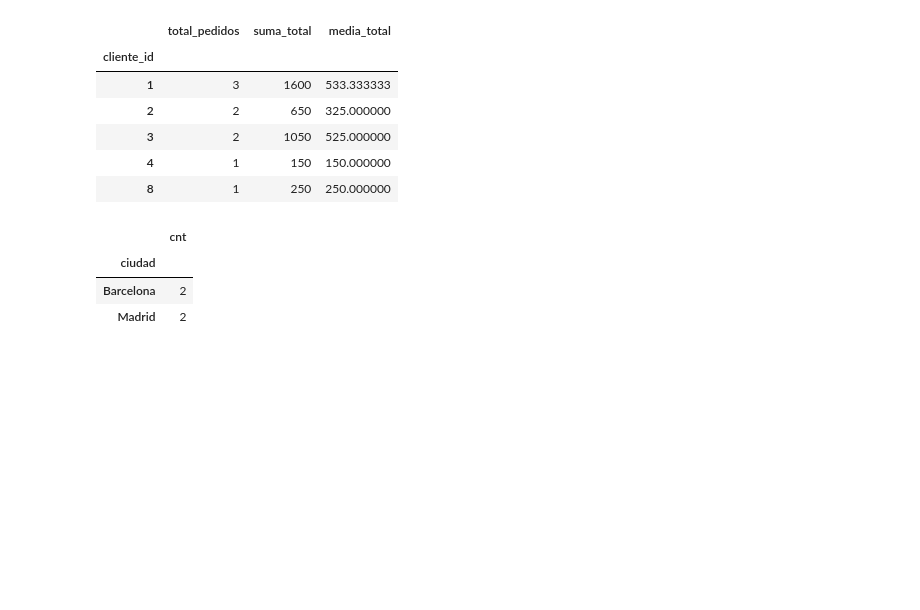
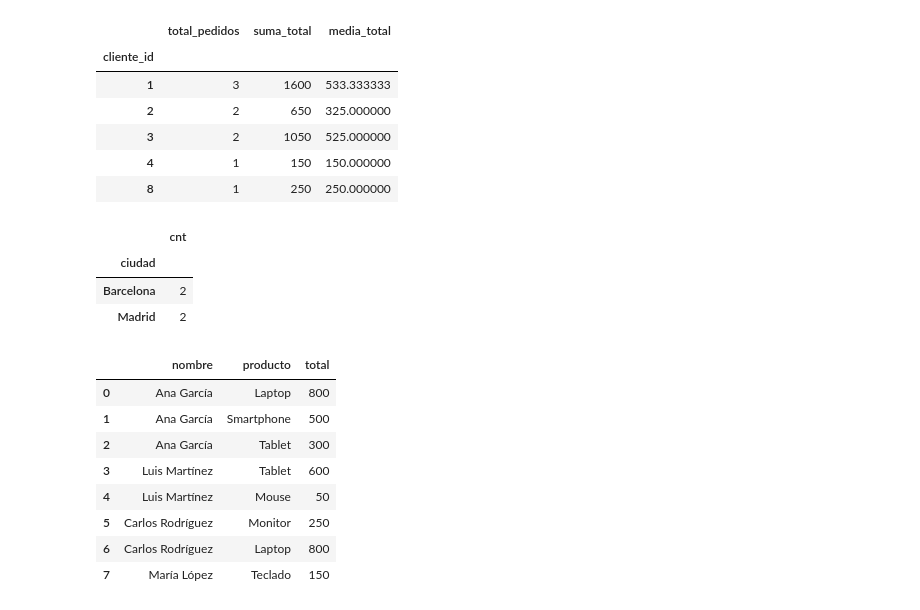
Before and after one commit to carlosgg0/practicas-isid, a Jupyter notebook: clases-teoria/clase-17-11-25/ejercicios-clase-17-11.ipynb, the cells around one changed output. Cells and saved outputs as stored; diff of their text form; code cells hidden in the pictures; blank space fills up the shorter version.

```diff
--- a/clases-teoria/clase-17-11-25/ejercicios-clase-17-11.ipynb
+++ b/clases-teoria/clase-17-11-25/ejercicios-clase-17-11.ipynb
@@ -41,6 +42,11 @@ productos_data = {
 df_clientes = pd.DataFrame(clientes_data).set_index("cliente_id")
 df_pedidos = pd.DataFrame(pedidos_data).set_index("pedido_id")
 df_productos = pd.DataFrame(productos_data).set_index("producto_id")
+
+df_clientes['saldo'] = pd.to_numeric(df_clientes['saldo'])
+df_clientes['fecha_registro'] = pd.to_datetime(df_clientes['fecha_registro'])
+df_pedidos['fecha_pedido'] = pd.to_datetime(df_pedidos['fecha_pedido'])
+df_productos['precio'] = pd.to_numeric(df_productos['precio'])
 # %%
 df_clientes
 # %% [output]
@@ -196,3 +202,17 @@ grouped_ciudad[grouped_ciudad["cnt"] > 1]
 | ciudad |  |
 | Barcelona | 2 |
 | Madrid | 2 |
+# %%
+# 11. SELECT c.nombre, p.producto, p.total FROM clientes c JOIN pedidos p ON c.cliente_id = p.cliente_id
+
+pd.merge(df_clientes, df_pedidos, on="cliente_id")[["nombre", "producto", "total"]]
+# %% [output]
+|  | nombre | producto | total |
+| 0 | Ana García | Laptop | 800 |
+| 1 | Ana García | Smartphone | 500 |
+| 2 | Ana García | Tablet | 300 |
+| 3 | Luis Martínez | Tablet | 600 |
+| 4 | Luis Martínez | Mouse | 50 |
+| 5 | Carlos Rodríguez | Monitor | 250 |
+| 6 | Carlos Rodríguez | Laptop | 800 |
+| 7 | María López | Teclado | 150 |
```
Also changed, not shown: parts of 12 cells of this notebook, 2 other files.
